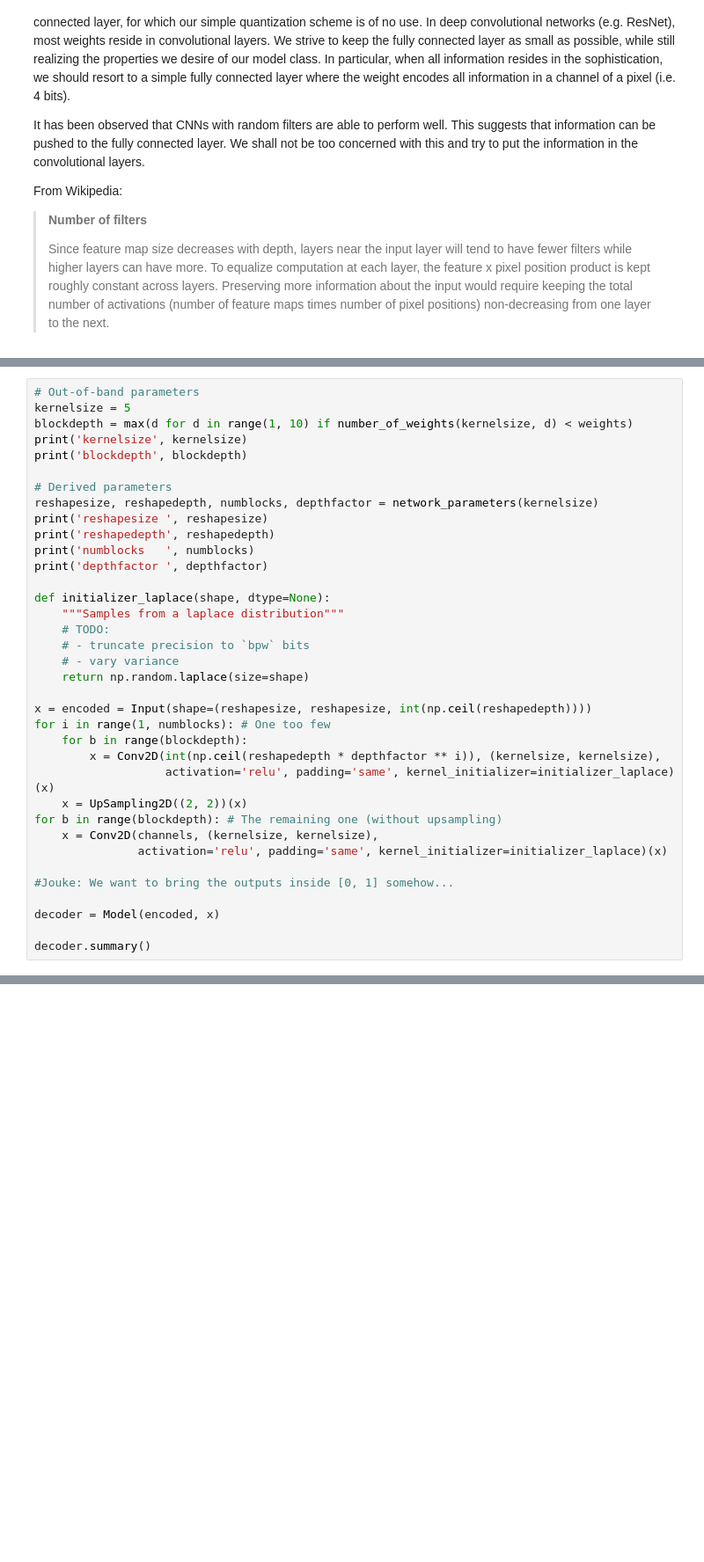
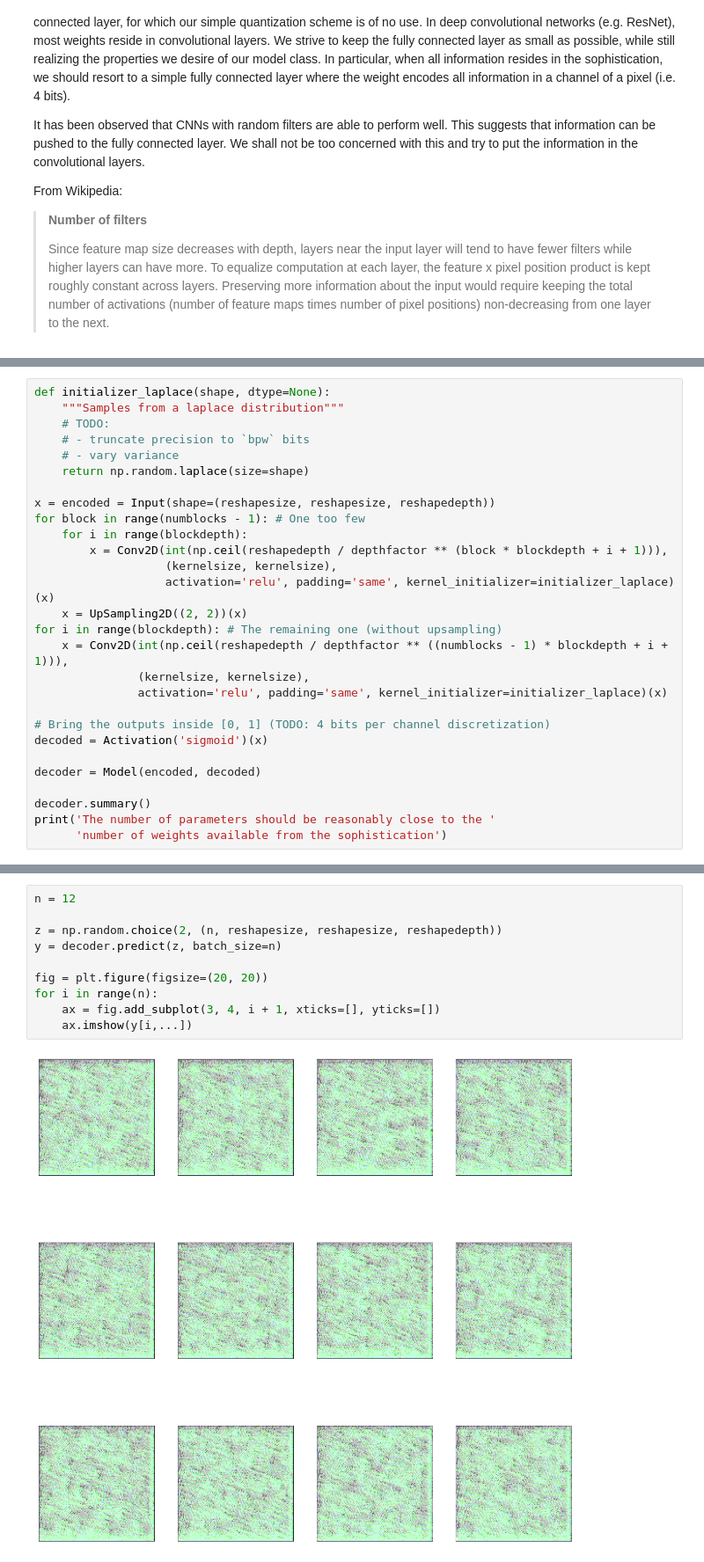
Before and after one commit to pbloem/sophistication, a Jupyter notebook: Sampling experiment.ipynb, the cells around one changed output, grey strips where cells are left out. Shown: that part at 88% size. Drawn from its saved outputs; the diff is of its cells as text; blank space fills up the shorter version.

Commit message:
A small enough model

```diff
--- a/Sampling experiment.ipynb
+++ b/Sampling experiment.ipynb
@@ -180,17 +232,4 @@ Target number of weights: 5039.6
 # %%
-# Out-of-band parameters
-kernelsize = 5
-blockdepth = max(d for d in range(1, 10) if number_of_weights(kernelsize, d) < weights)
-print('kernelsize', kernelsize)
-print('blockdepth', blockdepth)
-
-# Derived parameters
-reshapesize, reshapedepth, numblocks, depthfactor = network_parameters(kernelsize)
-print('reshapesize ', reshapesize)
-print('reshapedepth', reshapedepth)
-print('numblocks   ', numblocks)
-print('depthfactor ', depthfactor)
-
 def initializer_laplace(shape, dtype=None):
     """Samples from a laplace distribution"""
     # TODO:
@@ -198,19 +237,24 @@ def initializer_laplace(shape, dtype=None):
     # - vary variance
     return np.random.laplace(size=shape)
 
-x = encoded = Input(shape=(reshapesize, reshapesize, int(np.ceil(reshapedepth))))
-for i in range(1, numblocks): # One too few
-    for b in range(blockdepth):
-        x = Conv2D(int(np.ceil(reshapedepth * depthfactor ** i)), (kernelsize, kernelsize),
+x = encoded = Input(shape=(reshapesize, reshapesize, reshapedepth))
+for block in range(numblocks - 1): # One too few
+    for i in range(blockdepth):
+        x = Conv2D(int(np.ceil(reshapedepth / depthfactor ** (block * blockdepth + i + 1))),
+                   (kernelsize, kernelsize),
                    activation='relu', padding='same', kernel_initializer=initializer_laplace)(x)
     x = UpSampling2D((2, 2))(x)
-for b in range(blockdepth): # The remaining one (without upsampling)
-    x = Conv2D(channels, (kernelsize, kernelsize),
+for i in range(blockdepth): # The remaining one (without upsampling)
+    x = Conv2D(int(np.ceil(reshapedepth / depthfactor ** ((numblocks - 1) * blockdepth + i + 1))),
+               (kernelsize, kernelsize),
                activation='relu', padding='same', kernel_initializer=initializer_laplace)(x)
 
-#Jouke: We want to bring the outputs inside [0, 1] somehow...
+# Bring the outputs inside [0, 1] (TODO: 4 bits per channel discretization)
+decoded = Activation('sigmoid')(x)
 
-decoder = Model(encoded, x)
+decoder = Model(encoded, decoded)
 
 decoder.summary()
+print('The number of parameters should be reasonably close to the '
+      'number of weights available from the sophistication')
 # %% [output]
@@ -220,3 +278,15 @@ ValueError: max() arg is an empty sequence
+# %%
+n = 12
+
+z = np.random.choice(2, (n, reshapesize, reshapesize, reshapedepth))
+y = decoder.predict(z, batch_size=n)
+
+fig = plt.figure(figsize=(20, 20))
+for i in range(n):
+    ax = fig.add_subplot(3, 4, i + 1, xticks=[], yticks=[])
+    ax.imshow(y[i,...])
+# %% [output]
+[figure, added]
 # %% [markdown]
 ### Peter's Model
 
```
Also changed, not shown: parts of 12 cells of this notebook.
